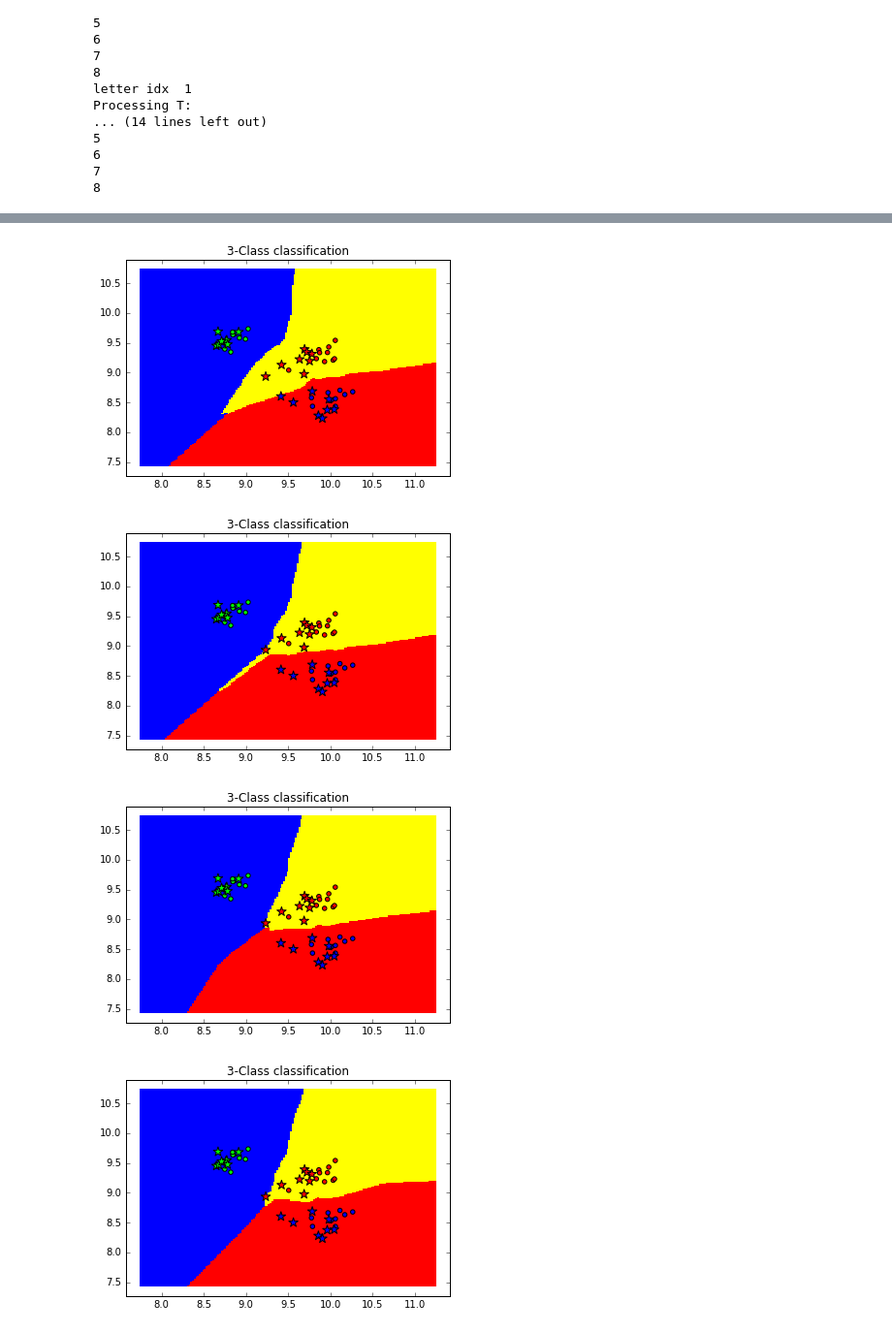
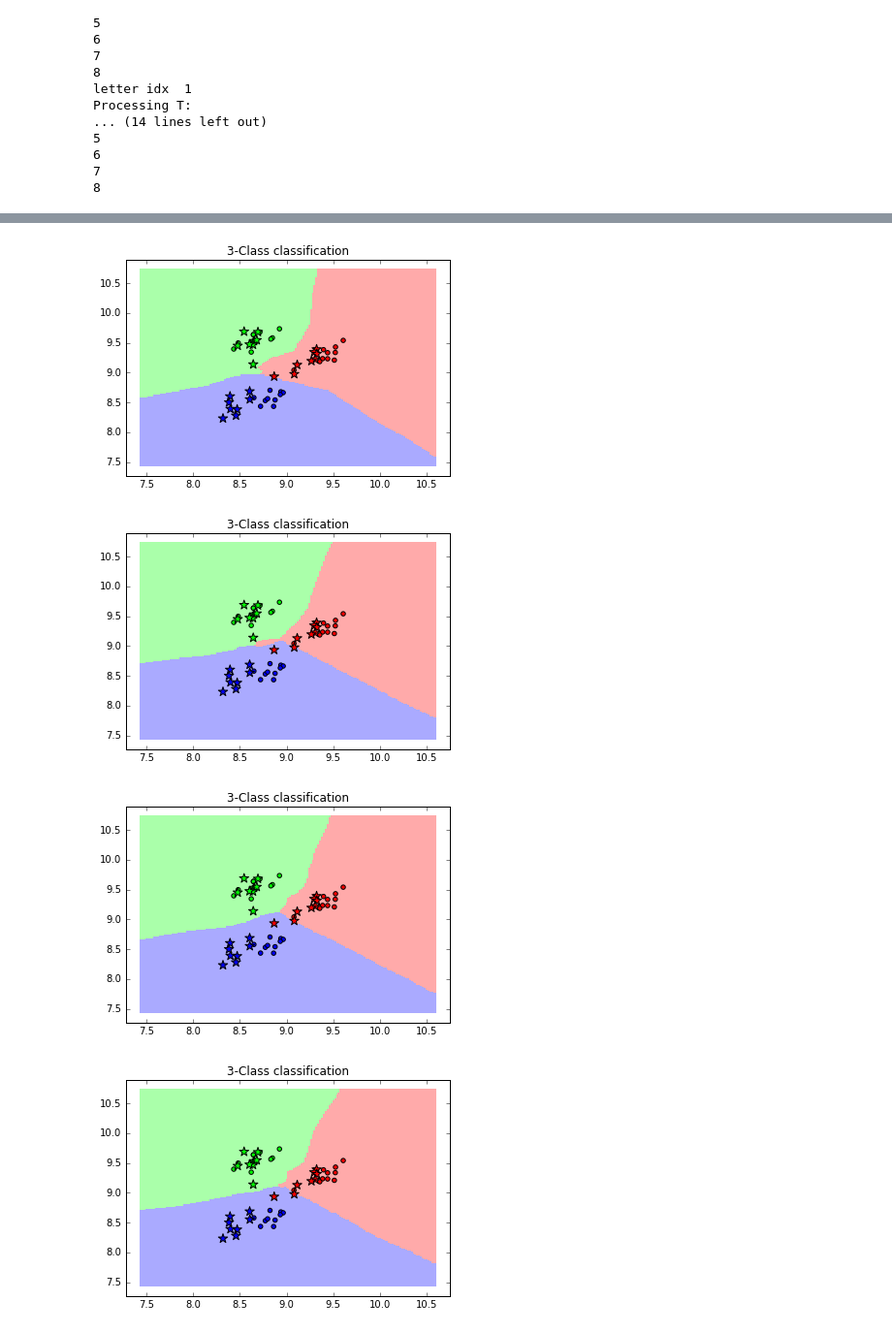
Before and after one commit to mika018/Character-Recognition-Classifier, a Jupyter notebook: cw2.ipynb, the cells around one changed output, grey strips where cells are left out. Shown: that part at 97% size. Saved outputs shown, nothing was run; the diff lists cells and outputs as text; code cells hidden in the pictures.

```diff
--- a/cw2.ipynb
+++ b/cw2.ipynb
@@ -537,7 +537,7 @@ Processing S:
 [figure]
 # %%
 from sklearn.neighbors import NearestNeighbors
-X = np.asmatrix(np.column_stack((matrix[:,1], matrix[:,2])))
+X = np.asmatrix(np.column_stack((training_data_matrix[:,0], training_data_matrix[:,2])))
 # print(X)
 nbrs = NearestNeighbors(n_neighbors=5, algorithm='ball_tree').fit(X)
 test_data = apply_filters(False)
@@ -560,7 +560,7 @@ Processing T:
 7
 8
 # %%
-test_data_matrix = np.asmatrix(np.column_stack((test_data[:,1], test_data[:,2])))
+test_data_matrix = np.asmatrix(np.column_stack((test_data[:,0], test_data[:,2])))
 distances, indices = nbrs.kneighbors(test_data_matrix)
 
 print(test_data)
@@ -594,16 +594,17 @@ from sklearn.neighbors import KNeighborsClassifier
 
 y = [int(x / 10) for x in range(30)] # target labeling
 y_test = [int(x / 8) for x in range(24)] # target labeling
-print(X)
-print(y)
-
+# print(X)
+# print(y)
+print(test_data_matrix)
+# print()
 h = .02  # step size in the mesh
 
 
 
 # Create color maps
-cmap_light = ListedColormap(['#FFFF00', '#0000FF', '#FF0000'])
-# cmap_light = ListedColormap(['#FFAAAA', '#AAFFAA', '#AAAAFF'])
+# cmap_light = ListedColormap(['#FFFF00', '#0000FF', '#FF0000'])
+cmap_light = ListedColormap(['#FFAAAA', '#AAFFAA', '#AAAAFF'])
 cmap_bold = ListedColormap(['#FF0000', '#00FF00', '#0000FF'])
 
 # we create an instance of Neighbours Classifier and fit the data.
@@ -655,4 +656,4 @@ plt.show()
-[figure, old version]
+[figure, new version]
-[figure, old version]
+[figure, new version]
-[figure, old version]
+[figure, new version]
-[figure, old version]
+[figure, new version]
```
Also changed, not shown: parts of 3 cells of this notebook, 7 other files.
